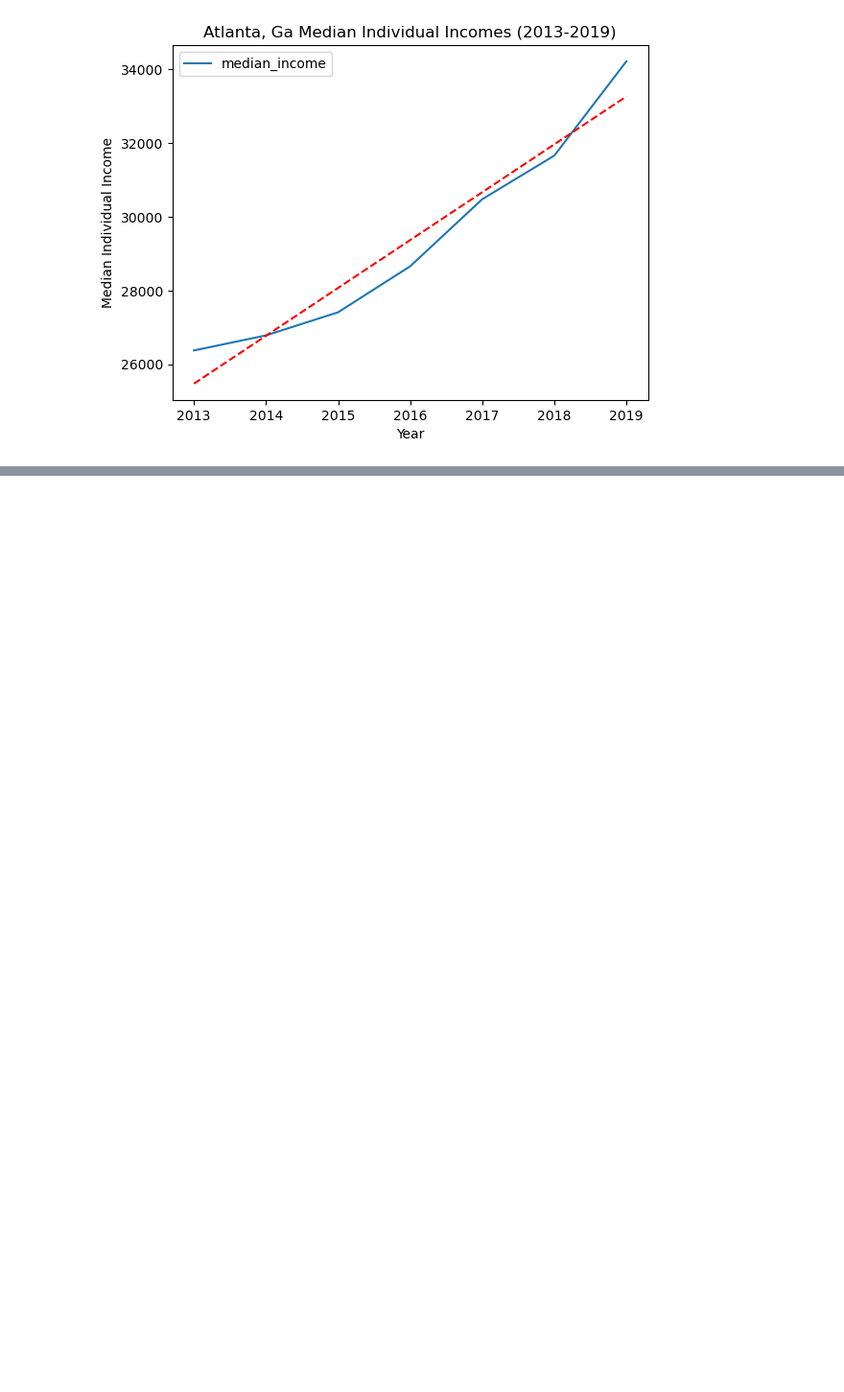
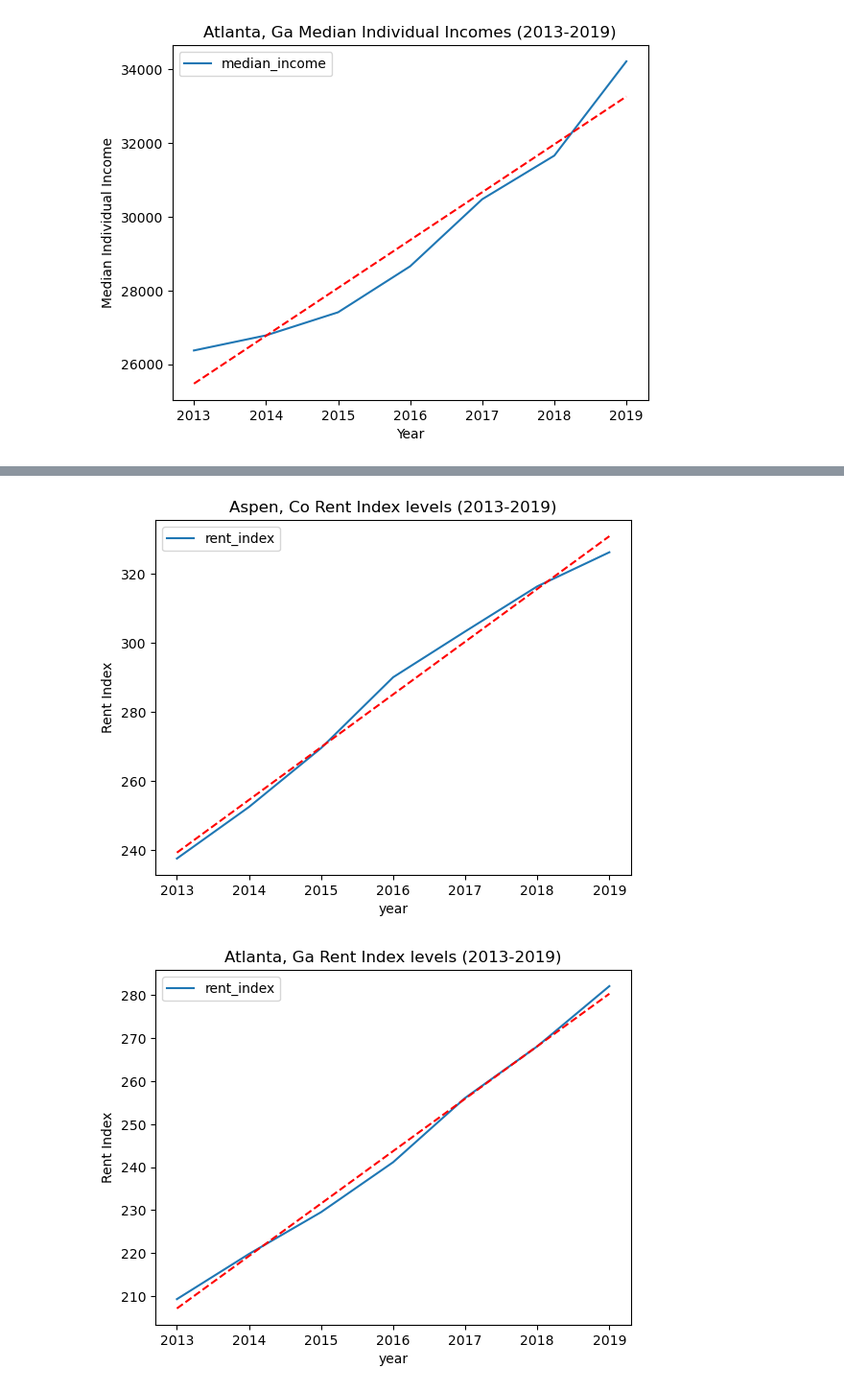
Before and after one commit to MattCobbo/DataMiningGroupProject, a Jupyter notebook: gentrification.ipynb, the cells around one changed output, grey strips where cells are left out. Shown: that part at 96% size. Cells and saved outputs as stored; diff of their text form; code cells hidden in the pictures; blank space fills up the shorter version.

```diff
--- a/gentrification.ipynb
+++ b/gentrification.ipynb
@@ -603,0 +803,35 @@ plt_atlanta_crime.show()
+# %%
+# Aspen dataframe visualization
+# Assuming df is your DataFrame with a DatetimeIndex
+aspen_rent_df.plot(x='year', y='rent_index')
+plt.xlabel('year')
+plt.ylabel('Rent Index')
+plt.title('Aspen, Co Rent Index levels (2013-2019)')
+
+# Calculating the line of best fit
+z = np.polyfit(aspen_rent_df['year'], aspen_rent_df['rent_index'], 1)
+p = np.poly1d(z)
+plt.plot(aspen_rent_df['year'], p(aspen_rent_df['year']), "r--", label='Line of Best Fit')
+
+plt_aspen_rent = plt
+
+plt_aspen_rent.show()
+
+# Atlanta dataframe visualization
+# Assuming df is your DataFrame with a DatetimeIndex
+atlanta_rent_df.plot(x='year', y='rent_index')
+plt.xlabel('year')
+plt.ylabel('Rent Index')
+plt.title('Atlanta, Ga Rent Index levels (2013-2019)')
+
+# Calculating the line of best fit
+z = np.polyfit(atlanta_rent_df['year'], atlanta_rent_df['rent_index'], 1)
+p = np.poly1d(z)
+plt.plot(atlanta_rent_df['year'], p(atlanta_rent_df['year']), "r--", label='Line of Best Fit')
+
+plt_atlanta_rent = plt
+
+plt_atlanta_rent.show()
+# %% [output]
+[figure, added]
+[figure, added]
```
Also changed, not shown: parts of 3 cells of this notebook, 2 other files.
